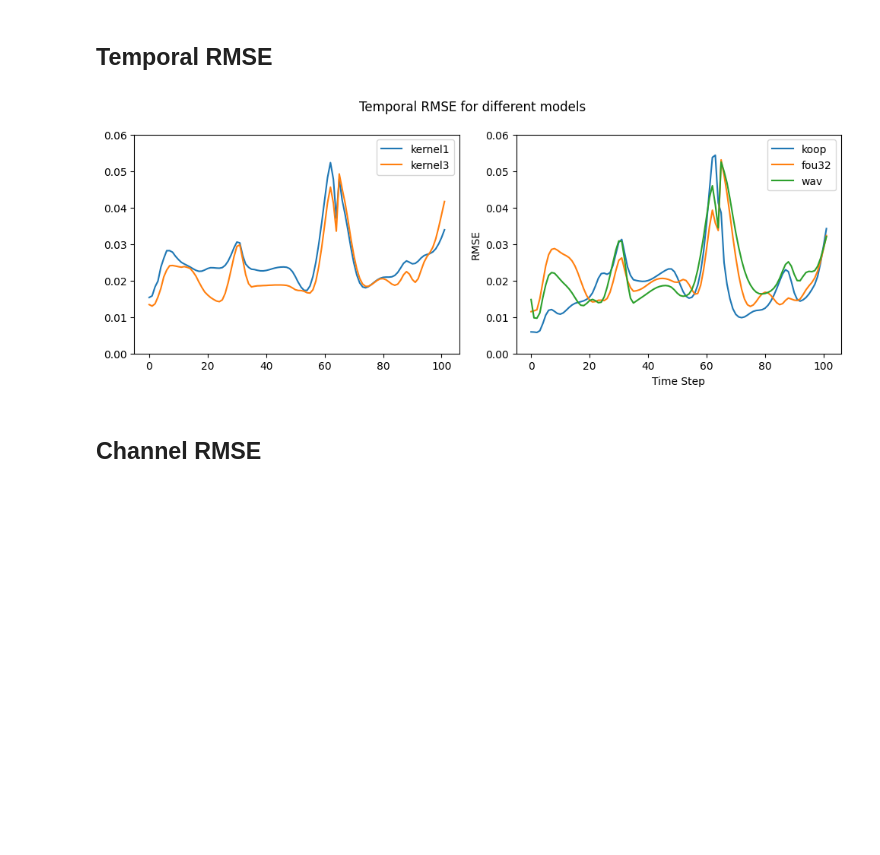
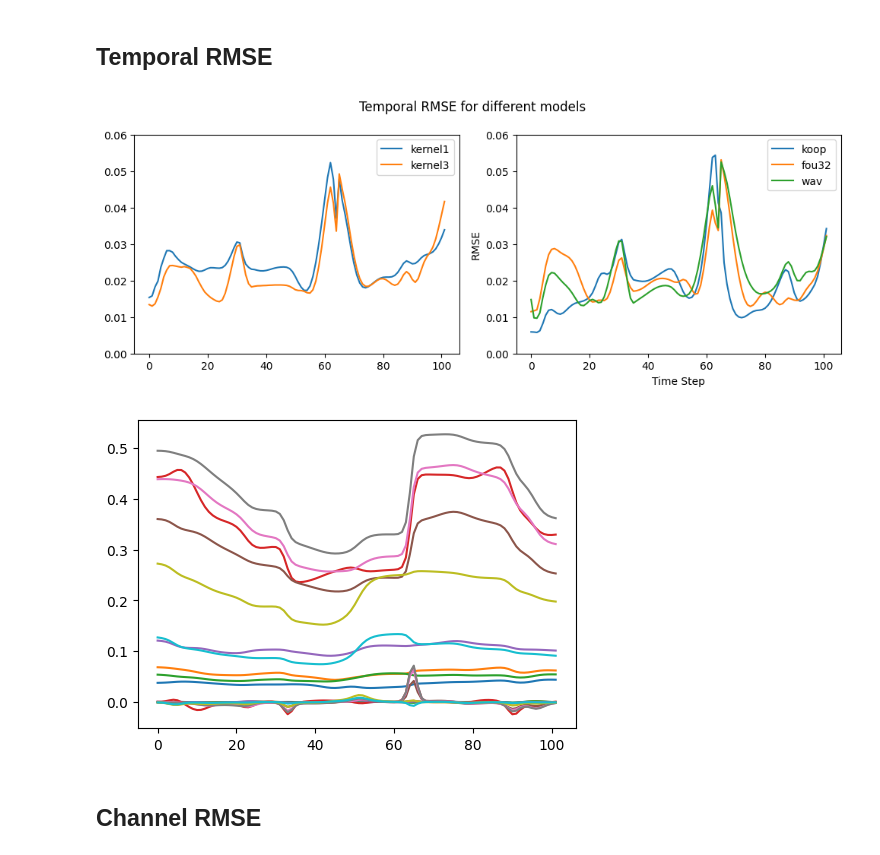
Before and after one commit to clemBrest/NO_Sentinel, a Jupyter notebook: experiments/Analysis/presentation0506.ipynb, the cells around one changed output. Drawn from its saved outputs; the diff is of its cells as text; code cells hidden in the pictures; blank space fills up the shorter version.

```diff
--- a/experiments/Analysis/presentation0506.ipynb
+++ b/experiments/Analysis/presentation0506.ipynb
@@ -176,31 +176,36 @@ koopman     :  0.02093  +-  0.0000771
 # %%
 # Create a new figure
 fig, axs = plt.subplots(1, 2, figsize=(10, 4))
 plt.suptitle('Temporal RMSE for different models')
 axs[0].set_ylim(0, 0.06)
 
 # Create a subplot for the slice 0:340 with kernel1 and kernel3
 axs[0].plot(temporal_RMSE(out_kernel1, sentinel_data[i_image0:]), label='kernel1')
 axs[0].plot(temporal_RMSE(out_kernel3, sentinel_data[i_image0:]), label='kernel3')
 plt.xlabel('Time Step')
 plt.ylabel('RMSE')
 axs[0].legend()
 
 # Create a subplot for the slice 0:160 with fou16, fou32 and wav
 axs[1].plot(temporal_RMSE(out_koop, sentinel_data[i_image0:]), label='koop')
 axs[1].plot(temporal_RMSE(out_fou32, sentinel_data[i_image0:]), label='fou32')
 axs[1].plot(temporal_RMSE(out_wav, sentinel_data[i_image0:]), label='wav')
 axs[1].set_ylim(0, 0.06)
 
 plt.xlabel('Time Step')
 plt.ylabel('RMSE')
 axs[1].legend()
 
 # Display the figure
 plt.tight_layout()
 plt.show()
+
+plt.figure(figsize=(5.65, 4))
+plt.plot(sentinel_data[i_image0:,:,32,32], label='sentinel')
+plt.show()
 # %% [output]
 [figure]
+[figure, added]
 # %% [markdown]
 ## Channel RMSE
 # %%
```
Also changed, not shown: parts of 15 cells of this notebook, 5 other files.
